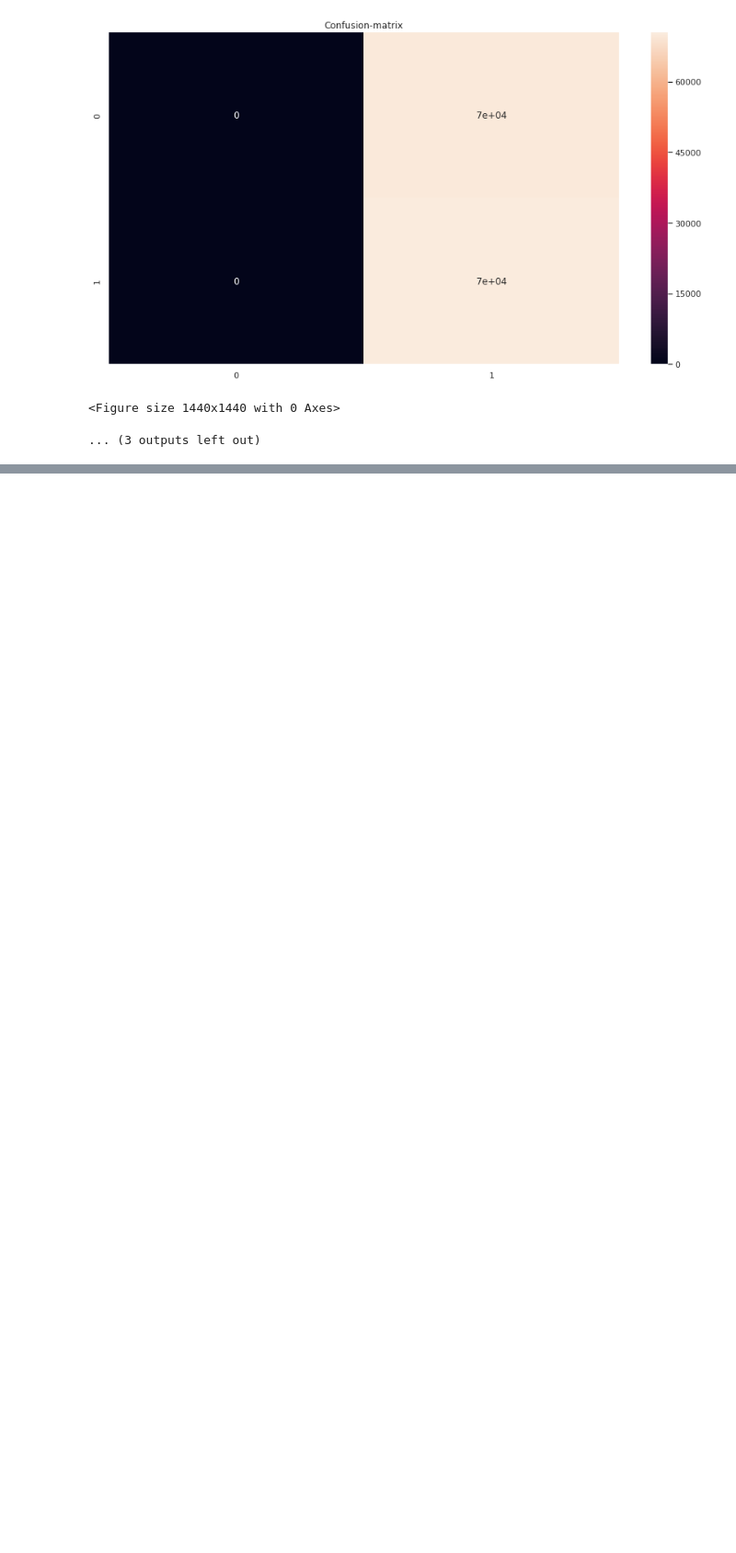
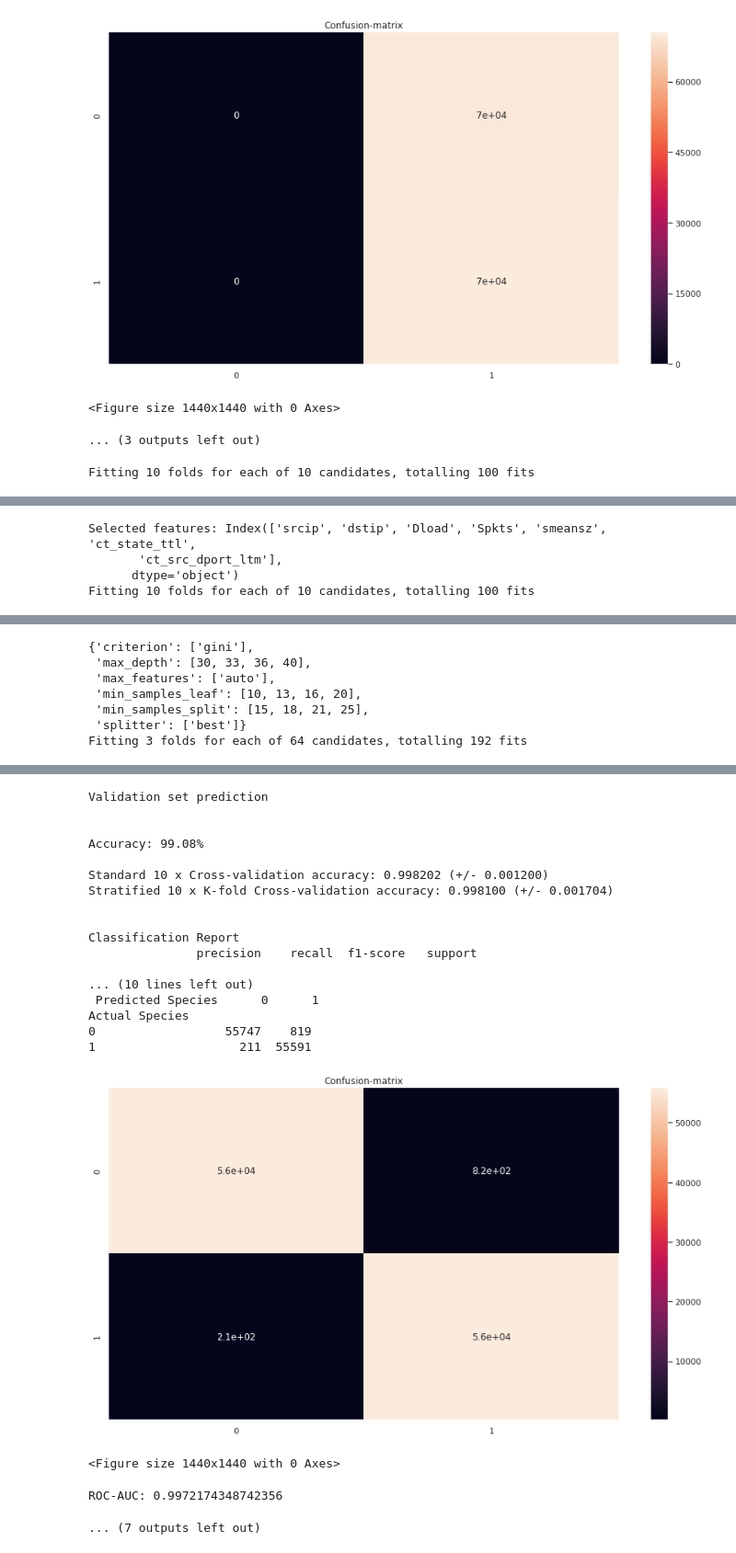
Before and after one commit to xcsengody/DP, a Jupyter notebook: Notebooks/MachineLearning.ipynb, the cells around one changed output, grey strips where cells are left out. Shown at 92% size. Drawn from its saved outputs; the diff is of its cells as text; code cells hidden in the pictures; blank space fills up the shorter version.

```diff
--- a/Notebooks/MachineLearning.ipynb
+++ b/Notebooks/MachineLearning.ipynb
@@ -25,6 +23,8 @@ File saved to .../Colab Notebooks/Documents/dataset_4_MAP_RESAMP_TOPF_F.html
 datasetsToLoad = ['dataset_4_MAP_RESAMP.csv']
 datasetsToMerge = []
 modelPrefix = ''
+selectTopFeatures=True
+OHE=False
 # %%
 loadPreprocessedDatasets(dataset_preprocessed_path,datasetsToLoad)
 # %% [output]
@@ -100,7 +99,6 @@ else:
 pprint(logisticRegression_gridSearch.best_params_)
 # %%
 logisticRegression_model = LogisticRegression(**logisticRegression_gridSearch.best_params_)
-selectTopFeatures=False;
 
 if selectTopFeatures:
   logisticRegression = logisticRegression_model.fit(X_train_logreg, y_train)
@@ -226,7 +224,9 @@ Actual Species
 # %%
-hyperparameters = TreeBasedModelHyperparameterSelector(randomForest=False)
-decisionTreeModel = DecisionTreeClassifier(**hyperparameters)
-selectTopFeatures=True
+if OHE:
+  decisionTreeModel = DecisionTreeClassifier()
+else:
+  hyperparameters = TreeBasedModelHyperparameterSelector(X_train, y_train, randomForest=False)
+  decisionTreeModel = DecisionTreeClassifier(**hyperparameters)
 
 if selectTopFeatures:
   selected_features = SelectFromModel(decisionTreeModel)
@@ -237,6 +237,8 @@ if selectTopFeatures:
   X_test_decisionTree = selected_features.transform(X_test)
   print("Selected features: {}".format(features))
 
+  hyperparameters = TreeBasedModelHyperparameterSelector(X_train_decisionTree, y_train, randomForest=False)
+  decisionTreeModel = DecisionTreeClassifier(**hyperparameters)
   decisionTree = decisionTreeModel.fit(X_train_decisionTree, y_train)
   predict(decisionTree, X_valid_decisionTree, y_valid,"Validation set prediction")
   predict(decisionTree, X_test_decisionTree, y_test,"Test set prediction")
@@ -246,3 +248,5 @@ else:
   predict(decisionTree, X_valid, y_valid,"Validation set prediction")
   predict(decisionTree, X_test, y_test,"Test set prediction")
   saveModel(decisionTree,machineLearningModels_path,modelPrefix+'_DecisionTree')
+# %% [output]
+Fitting 10 folds for each of 10 candidates, totalling 100 fits
@@ -248,0 +266,4 @@ else:
+Selected features: Index(['srcip', 'dstip', 'Dload', 'Spkts', 'smeansz', 'ct_state_ttl',
+       'ct_src_dport_ltm'],
+      dtype='object')
+Fitting 10 folds for each of 10 candidates, totalling 100 fits
@@ -248,0 +273,7 @@ else:
+{'criterion': ['gini'],
+ 'max_depth': [30, 33, 36, 40],
+ 'max_features': ['auto'],
+ 'min_samples_leaf': [10, 13, 16, 20],
+ 'min_samples_split': [15, 18, 21, 25],
+ 'splitter': ['best']}
+Fitting 3 folds for each of 64 candidates, totalling 192 fits
@@ -249,2 +283,23 @@ else:
+Validation set prediction
+
+
+Accuracy: 99.08%
+
+Standard 10 x Cross-validation accuracy: 0.998202 (+/- 0.001200)
+Stratified 10 x K-fold Cross-validation accuracy: 0.998100 (+/- 0.001704)
+
+
+Classification Report
+               precision    recall  f1-score   support
+
+... (10 lines left out)
+ Predicted Species      0      1
+Actual Species
+0                  55747    819
+1                    211  55591
+[figure, added]
+<Figure size 1440x1440 with 0 Axes>
+ROC-AUC: 0.9972174348742356
+... (7 outputs left out)
 # %%
 # ---> Random Forest <---
```
Also changed, not shown: parts of 7 cells of this notebook.
